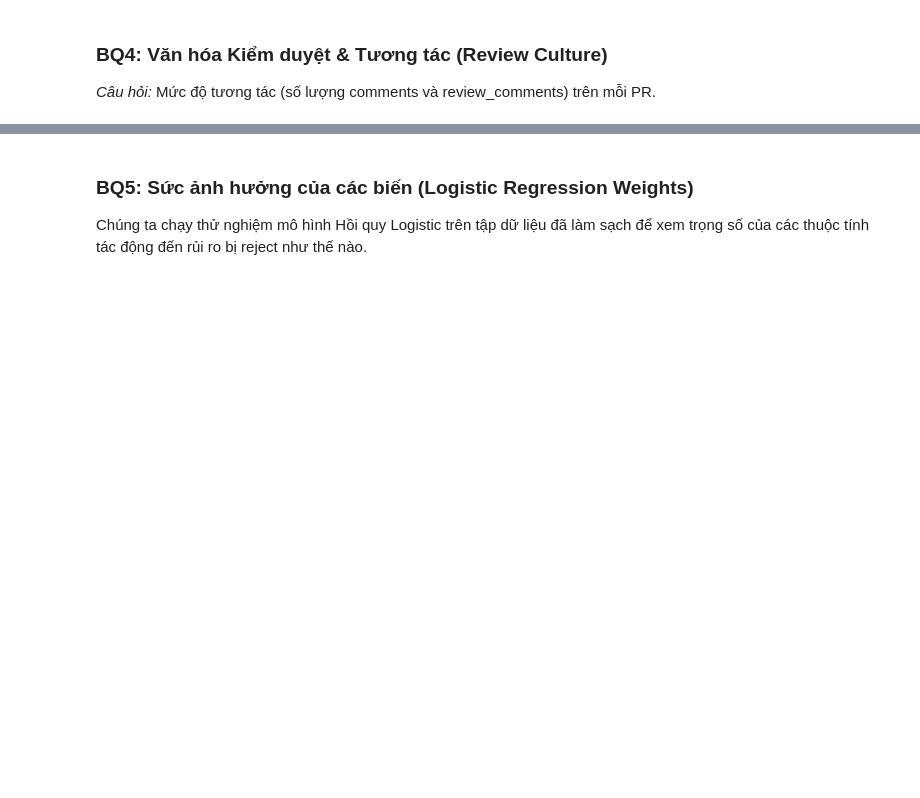
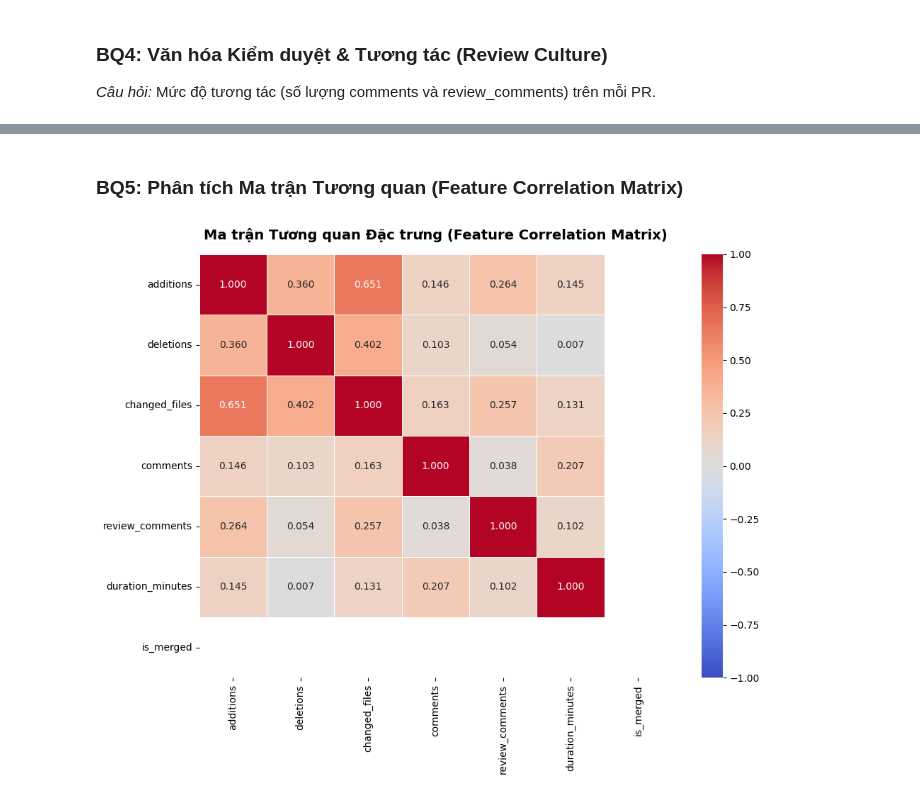
Before and after one commit to trdcthinh/ADY201m_Final_Project, a Jupyter notebook: notebooks/eda/03_eda_visualization.ipynb, the cells around one changed output, grey strips where cells are left out. Cells and saved outputs as stored; diff of their text form; code cells hidden in the pictures; blank space fills up the shorter version.

Commit message:
docs: update eda visualization figures and notebook execution outputs

```diff
--- a/notebooks/eda/03_eda_visualization.ipynb
+++ b/notebooks/eda/03_eda_visualization.ipynb
@@ -32,6 +32,7 @@ os.makedirs(FIGURES_DIR, exist_ok=True)
 
 print(f"Input Data Path: {INPUT_PATH}")
 df = pd.read_csv(INPUT_PATH)
+df = pd.read_csv(INPUT_PATH)
 df["Project_Type"] = df["is_fpt"].map({1: "FPT University", 0: "Global PR"})
 # %% [output]
 Input Data Path: e:\_FPT_UNI_\Ki 3\ADY\ADY_Final_Project\data\processed\clean_prs.csv
@@ -133,3 +157,0 @@ plt.show()
-# %% [markdown]
-### BQ5: Sức ảnh hưởng của các biến (Logistic Regression Weights)
-Chúng ta chạy thử nghiệm mô hình Hồi quy Logistic trên tập dữ liệu đã làm sạch để xem trọng số của các thuộc tính tác động đến rủi ro bị reject như thế nào.
@@ -171,0 +158,15 @@ plt.show()
+# %% [markdown]
+### BQ5: Phân tích Ma trận Tương quan (Feature Correlation Matrix)
+# %%
+corr_features = ['additions', 'deletions', 'changed_files', 'comments', 'review_comments', 'duration_minutes', 'is_merged']
+corr_matrix = df[corr_features].corr()
+
+plt.figure(figsize=(10, 8))
+sns.heatmap(corr_matrix, annot=True, cmap='coolwarm', fmt=".3f", linewidths=0.5, vmin=-1, vmax=1)
+plt.title('Ma trận Tương quan Đặc trưng (Feature Correlation Matrix)', fontsize=14, fontweight='bold', pad=15)
+plt.tight_layout()
+
+plt.savefig(os.path.join(FIGURES_DIR, "corr_matrix.png"), dpi=300, bbox_inches='tight')
+plt.show()
+# %% [output]
+[figure, added]
```
Also changed, not shown: parts of 5 cells of this notebook, 8 other files.
